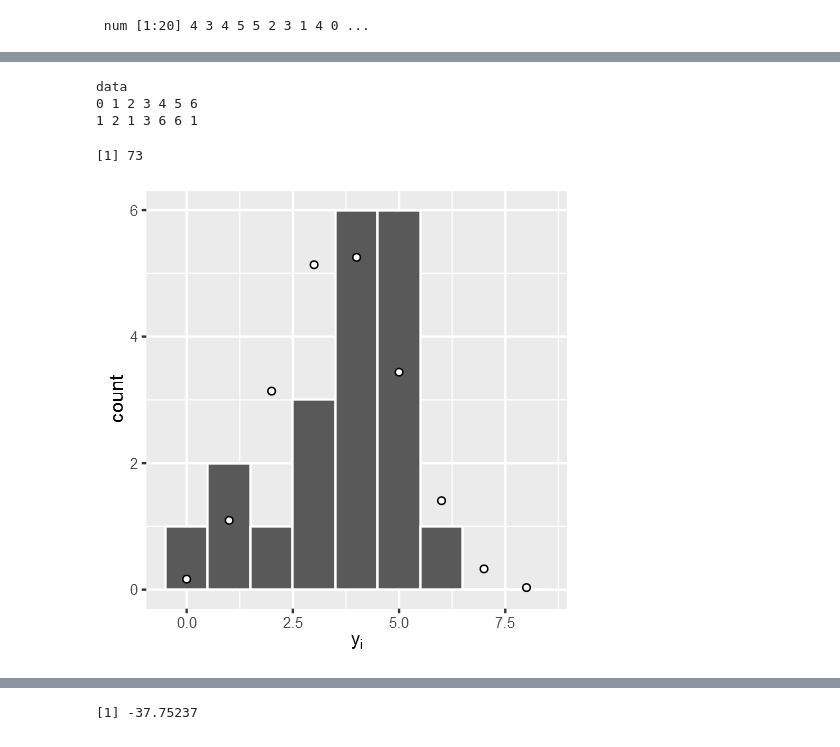
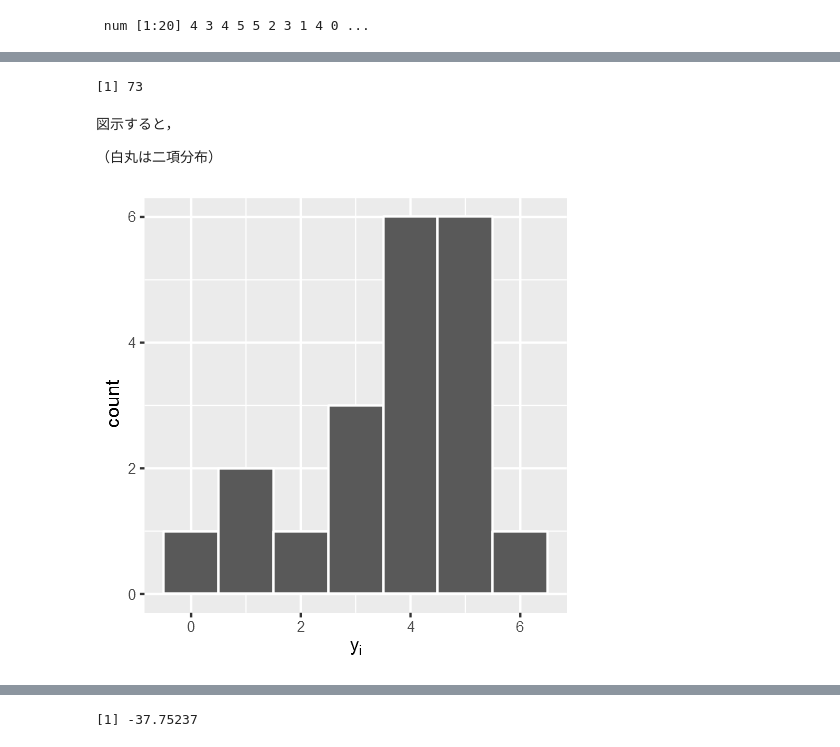
Before and after one commit to whatalnk/stat-model-intro, a Jupyter notebook: Chap08.ipynb, the cells around one changed output, grey strips where cells are left out. Drawn from its saved outputs; the diff is of its cells as text; code cells hidden in the pictures.

```diff
--- a/Chap08.ipynb
+++ b/Chap08.ipynb
@@ -34,21 +46,17 @@ str(data)
+# %%
+sum(data)
+# %% [output]
+[1] 73
+# %% [markdown]
+図示すると，
+
+（白丸は二項分布）
 # %%
 options(repr.plot.width = 4, repr.plot.height = 4)
-# %%
-table(data)
-# %% [output]
-data
-0 1 2 3 4 5 6
-1 2 1 3 6 6 1
-# %%
-sum(data)
-# %% [output]
-[1] 73
 # %%
 ggplot(data_frame(x = c(0, 8)), aes(x)) +
     geom_histogram(data = data_frame(y = data), mapping = aes(x = y), binwidth = 1, colour = "white") +
-    stat_function(geom="point", n=9, fun = function(x, size, prob){20 * dbinom(x, size, prob)},
-                  args = list(size = 8, prob = 0.45), shape = 21, fill = "white") +
     xlab(expression("y"[i]))
 # %% [output]
-[figure, old version]
+[figure, new version]
 # %% [markdown]
```
Also changed, not shown: parts of 59 cells of this notebook, 3 other files.
